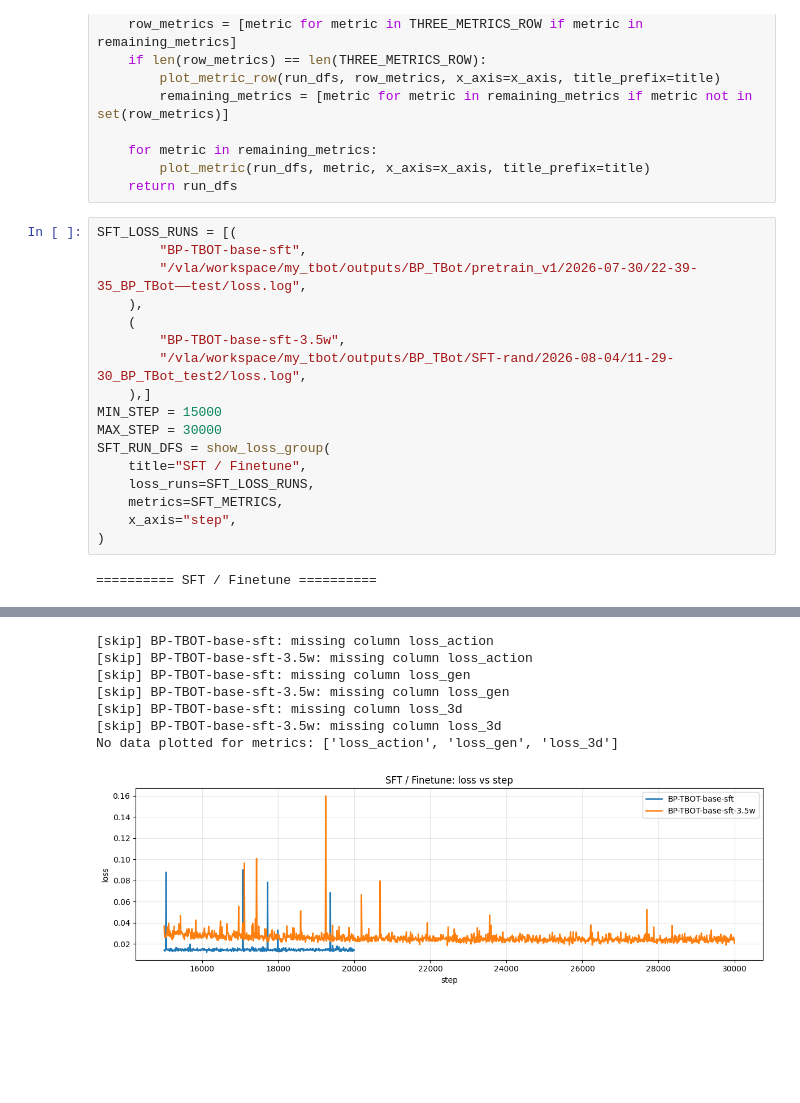
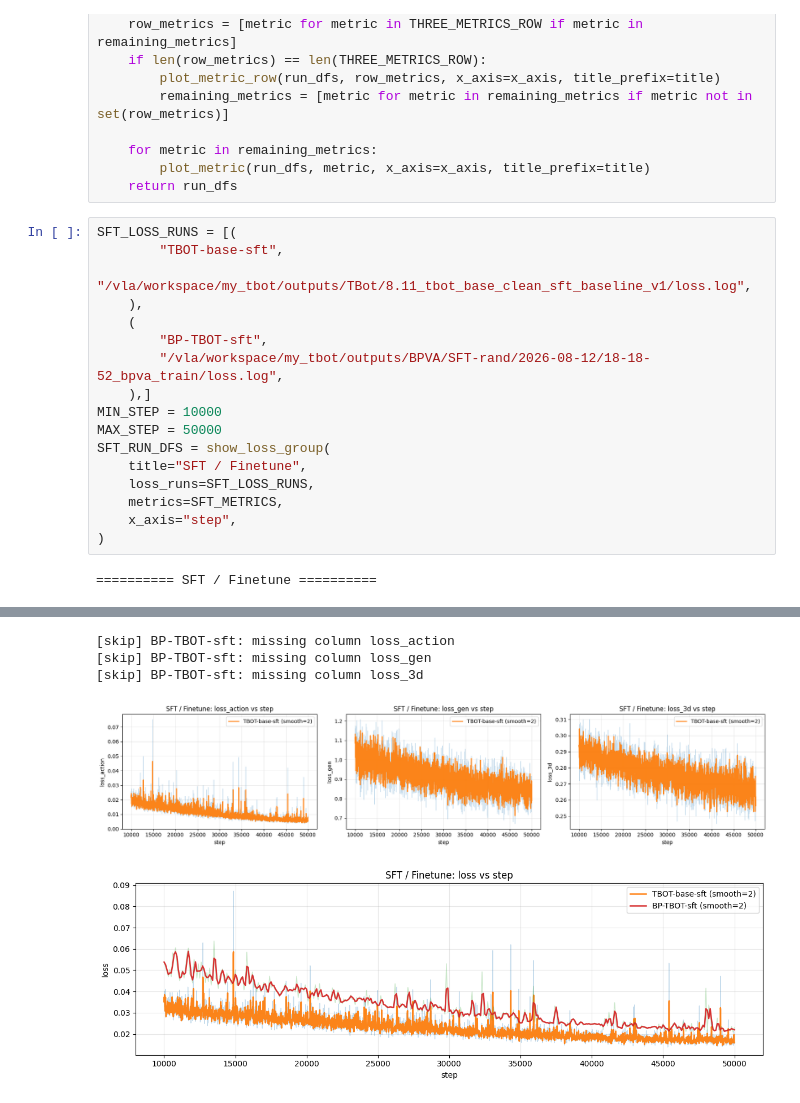
Before and after one commit to kamisala-v587/mytbot, a Jupyter notebook: .code/LetMeSeeSee/loss_read.ipynb, the cells around one changed output, grey strips where cells are left out. Drawn from its saved outputs; the diff is of its cells as text; blank space fills up the shorter version.

Commit message:
bpva v1

```diff
--- a/.code/LetMeSeeSee/loss_read.ipynb
+++ b/.code/LetMeSeeSee/loss_read.ipynb
@@ -234,15 +234,15 @@ def show_loss_group(title: str, loss_runs, metrics: list[str], x_axis: str = "st
     return run_dfs
 # %%
 SFT_LOSS_RUNS = [(
-        "BP-TBOT-base-sft",
-        "/vla/workspace/my_tbot/outputs/BP_TBot/pretrain_v1/2026-07-30/22-39-35_BP_TBot——test/loss.log",
+        "TBOT-base-sft",
+        "/vla/workspace/my_tbot/outputs/TBot/8.11_tbot_base_clean_sft_baseline_v1/loss.log",
     ),
     (
-        "BP-TBOT-base-sft-3.5w",
-        "/vla/workspace/my_tbot/outputs/BP_TBot/SFT-rand/2026-08-04/11-29-30_BP_TBot_test2/loss.log",
+        "BP-TBOT-sft",
+        "/vla/workspace/my_tbot/outputs/BPVA/SFT-rand/2026-08-12/18-18-52_bpva_train/loss.log",
     ),]
-MIN_STEP = 15000
-MAX_STEP = 30000
+MIN_STEP = 10000
+MAX_STEP = 50000
 SFT_RUN_DFS = show_loss_group(
     title="SFT / Finetune",
     loss_runs=SFT_LOSS_RUNS,
@@ -257,8 +257,5 @@ SFT_RUN_DFS = show_loss_group(
-[skip] BP-TBOT-base-sft: missing column loss_action
-[skip] BP-TBOT-base-sft-3.5w: missing column loss_action
-[skip] BP-TBOT-base-sft: missing column loss_gen
-[skip] BP-TBOT-base-sft-3.5w: missing column loss_gen
-[skip] BP-TBOT-base-sft: missing column loss_3d
-[skip] BP-TBOT-base-sft-3.5w: missing column loss_3d
-No data plotted for metrics: ['loss_action', 'loss_gen', 'loss_3d']
+[skip] BP-TBOT-sft: missing column loss_action
+[skip] BP-TBOT-sft: missing column loss_gen
+[skip] BP-TBOT-sft: missing column loss_3d
-[figure, old version]
+[figure, new version]
+[figure, added]
```
Also changed, not shown: parts of 1 cell of this notebook, 23 other files.
